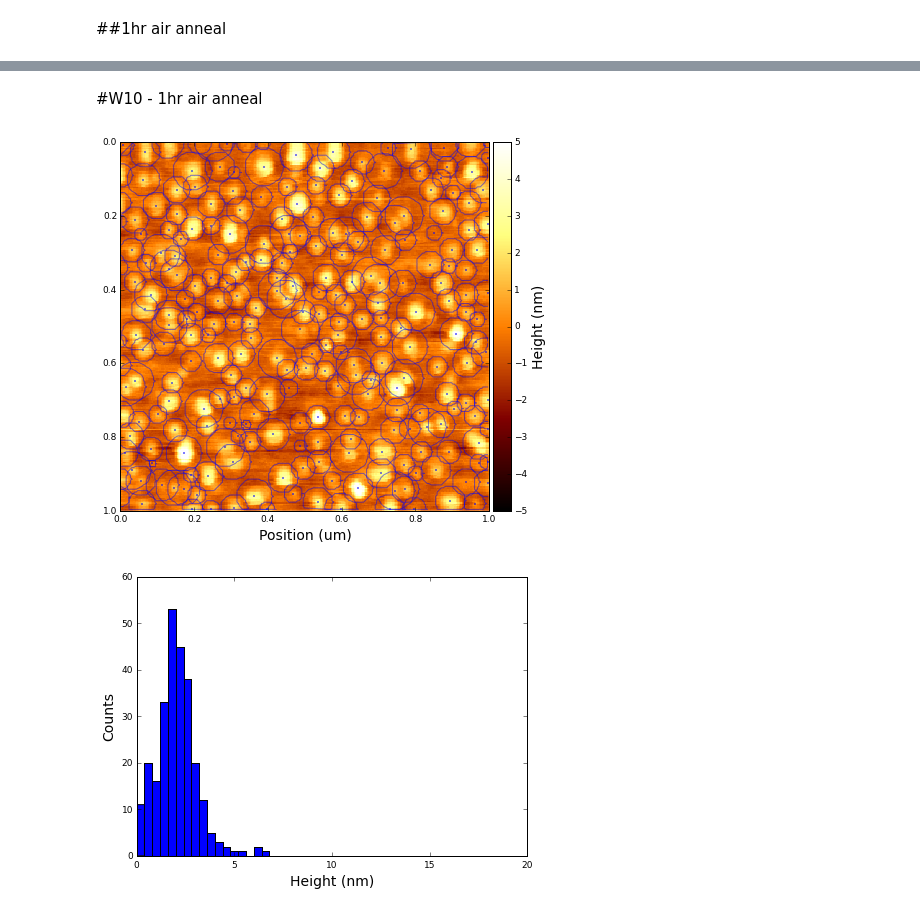
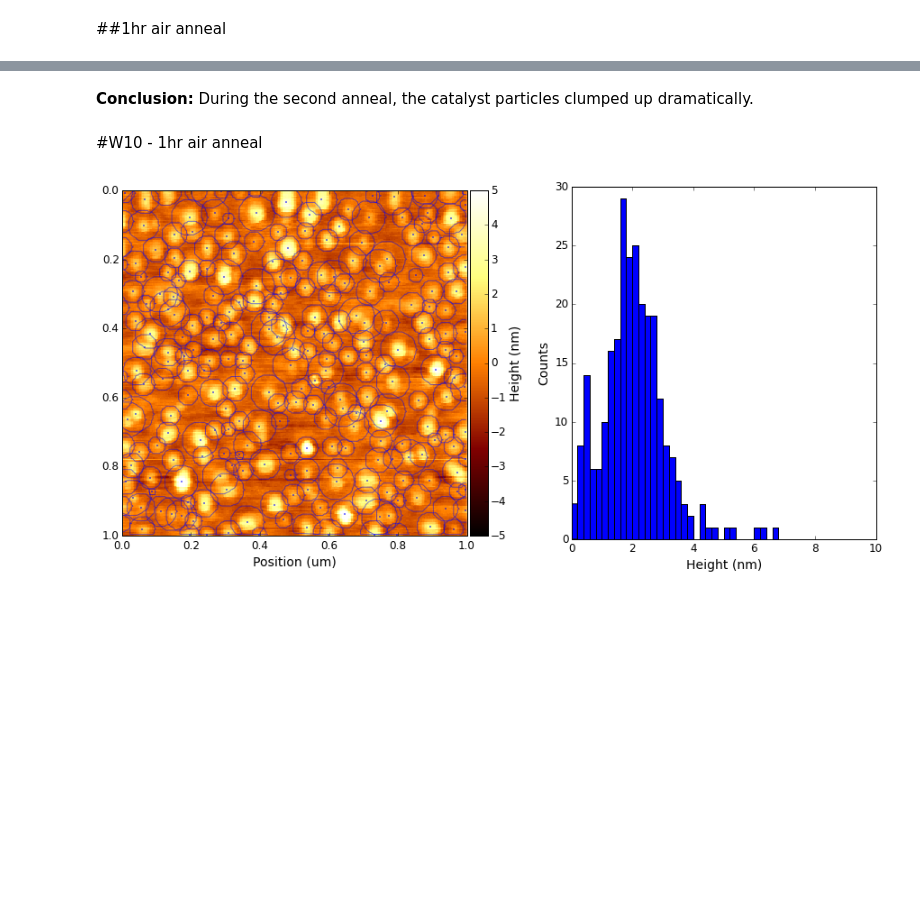
Before and after one commit to bhk37/CNT-Growths, a Jupyter notebook: notes/150717_W_catalysts.ipynb, the cells around one changed output, grey strips where cells are left out. Cells and saved outputs as stored; diff of their text form; code cells hidden in the pictures; blank space fills up the shorter version.

Commit message:
more catalyst studies

```diff
--- a/notes/150717_W_catalysts.ipynb
+++ b/notes/150717_W_catalysts.ipynb
@@ -56,11 +26,10 @@ plot_image(im, size = size, save = True, filename = fn)
+# %% [markdown]
+**Conclusion:** During the second anneal, the catalyst particles clumped up dramatically.
 # %% [markdown]
 #W10 - 1hr air anneal
 # %%
 fn = '150729_w10_1hr_air_anneal.003'
 im, size = read_ascii(fn)
-cats = locate_cats(im, smoothness = 2, max_rad = 15)
-plot_cat_map(im, cats, size = size)
-plot_height_dist(cats)
+plot_all(im, size = size, smoothness = 2, max_rad = 15)
 # %% [output]
-[figure, old version]
+[figure, new version]
-[figure, removed]
```
Also changed, not shown: parts of 9 cells of this notebook, 4 other files.
